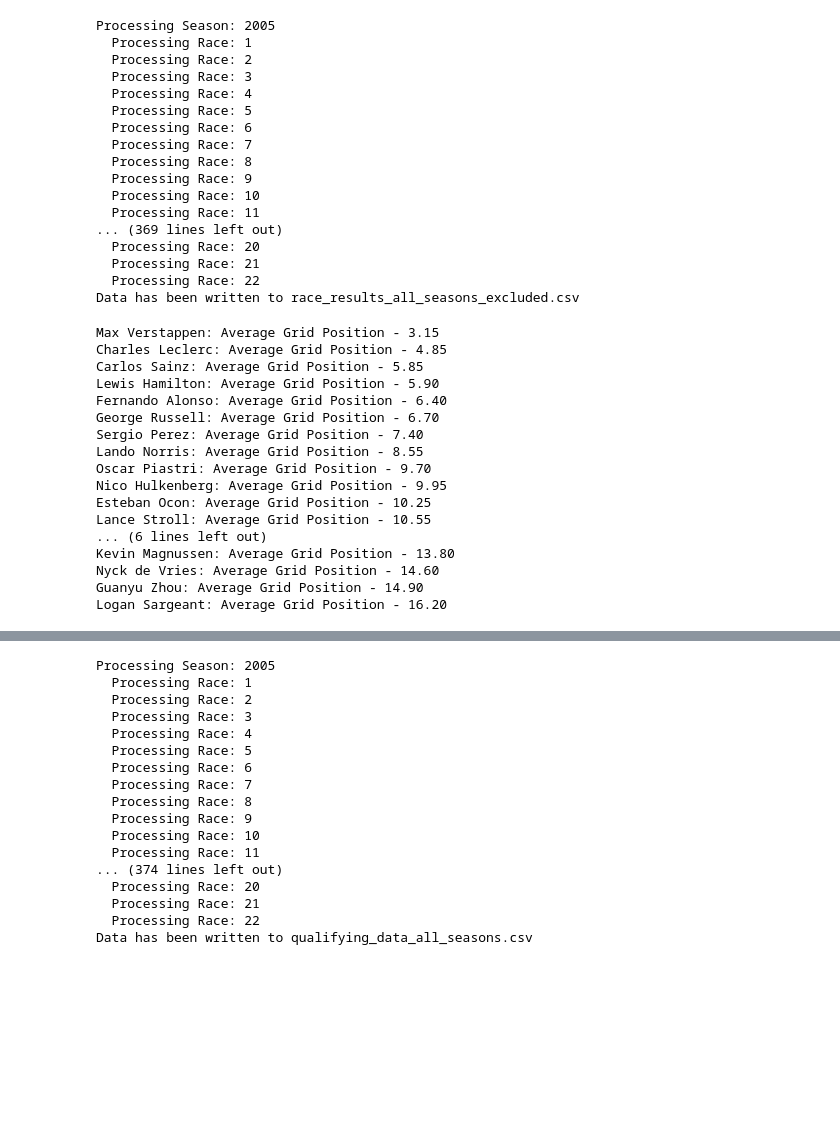
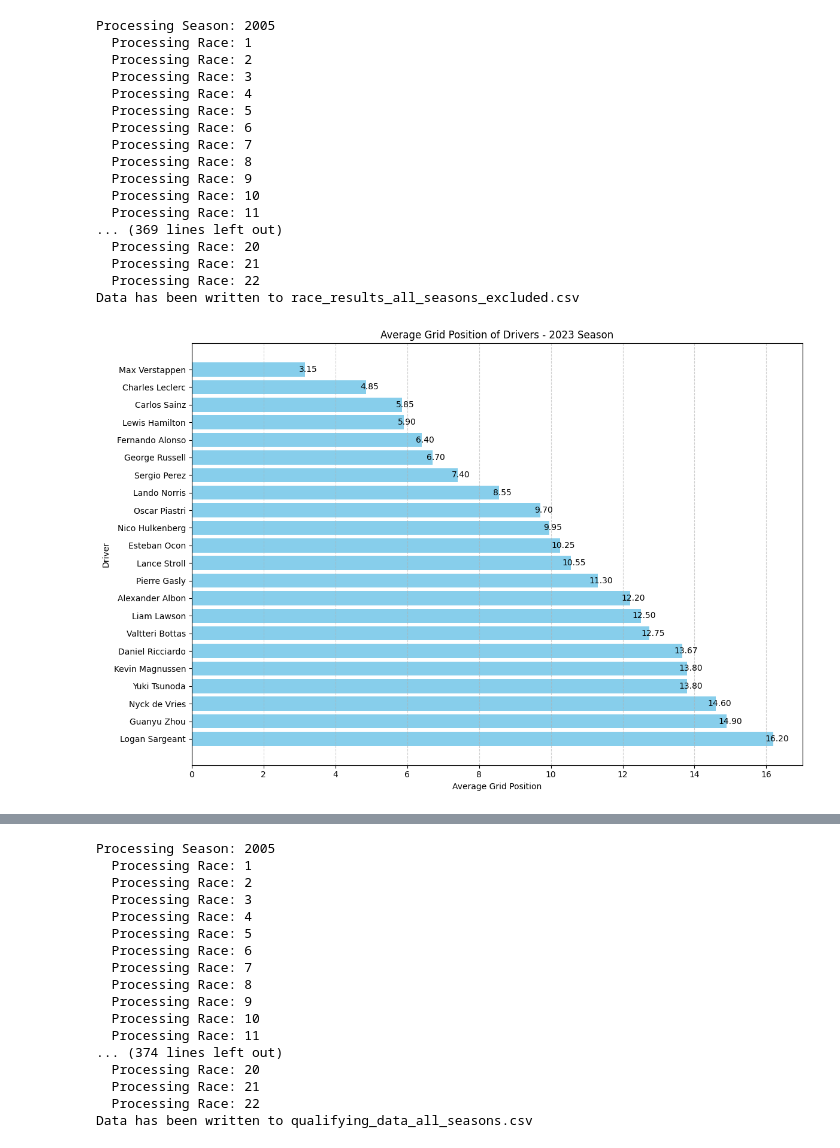
Before and after one commit to GoranBogetic/Podatkovna-rad, a Jupyter notebook: rad.ipynb, the cells around one changed output, grey strips where cells are left out. Drawn from its saved outputs; the diff is of its cells as text; code cells hidden in the pictures; blank space fills up the shorter version.

```diff
--- a/rad.ipynb
+++ b/rad.ipynb
@@ -174,8 +173,7 @@ Processing Season: 2005
 Data has been written to race_results_all_seasons_excluded.csv
 # %%
 import csv
-from unidecode import unidecode
-import ergast_py
+import matplotlib.pyplot as plt
 
 def calculate_average_grid(data):
     driver_avg_grid = {}
@@ -183,52 +181,49 @@ def calculate_average_grid(data):
     for entry in data:
         driver_name = entry['Driver']
         grid_position = entry['Grid']
 
         if driver_name not in driver_avg_grid:
             driver_avg_grid[driver_name] = {'TotalGrid': 0, 'TotalRaces': 0}
 
         if grid_position != 'N/A':
             driver_avg_grid[driver_name]['TotalGrid'] += int(grid_position)
             driver_avg_grid[driver_name]['TotalRaces'] += 1
 
     for driver, stats in driver_avg_grid.items():
         avg_grid = stats['TotalGrid'] / stats['TotalRaces']
         driver_avg_grid[driver]['AverageGrid'] = avg_grid
 
     return driver_avg_grid
 
 csv_file_path = 'race_results_all_seasons_excluded.csv'
 csv_columns = ['Season', 'Round_No', 'Position', 'Number', 'Driver', 'Constructor', 'Laps', 'Grid', 'Time', 'Status', 'Points']
 
 with open(csv_file_path, 'r', encoding='utf-8') as csvfile:
     reader = csv.DictReader(csvfile, fieldnames=csv_columns)
     next(reader)
 
     data_from_csv = [row for row in reader if row['Season'] == '2023']
 
 driver_average_grid = calculate_average_grid(data_from_csv)
 
-sorted_drivers = sorted(driver_average_grid.items(), key=lambda x: x[1]['AverageGrid'])
+sorted_drivers = sorted(driver_average_grid.items(), key=lambda x: x[1]['AverageGrid'], reverse=True)
 
-for driver, stats in sorted_drivers:
-    print(f"{driver}: Average Grid Position - {stats['AverageGrid']:.2f}")
+driver_names = [driver for driver, stats in sorted_drivers]
+average_grid_positions = [stats['AverageGrid'] for driver, stats in sorted_drivers]
+
+plt.figure(figsize=(12, 8))
+bars = plt.barh(driver_names, average_grid_positions, color='skyblue')
+plt.xlabel('Average Grid Position')
+plt.ylabel('Driver')
+plt.title('Average Grid Position of Drivers - 2023 Season')
+plt.grid(axis='x', linestyle='--', alpha=0.6)
+
+for bar, value in zip(bars, average_grid_positions):
+    plt.text(bar.get_width() + 0.1, bar.get_y() + bar.get_height()/2, f'{value:.2f}', ha='center', va='center')
+
+plt.tight_layout()
+plt.show()
 # %% [output]
-Max Verstappen: Average Grid Position - 3.15
-Charles Leclerc: Average Grid Position - 4.85
-Carlos Sainz: Average Grid Position - 5.85
-Lewis Hamilton: Average Grid Position - 5.90
-Fernando Alonso: Average Grid Position - 6.40
-George Russell: Average Grid Position - 6.70
-Sergio Perez: Average Grid Position - 7.40
-Lando Norris: Average Grid Position - 8.55
-Oscar Piastri: Average Grid Position - 9.70
-Nico Hulkenberg: Average Grid Position - 9.95
-Esteban Ocon: Average Grid Position - 10.25
-Lance Stroll: Average Grid Position - 10.55
-... (6 lines left out)
-Kevin Magnussen: Average Grid Position - 13.80
-Nyck de Vries: Average Grid Position - 14.60
-Guanyu Zhou: Average Grid Position - 14.90
-Logan Sargeant: Average Grid Position - 16.20
+[figure, added]
 # %%
 import csv
```
Also changed, not shown: parts of 10 cells of this notebook.
